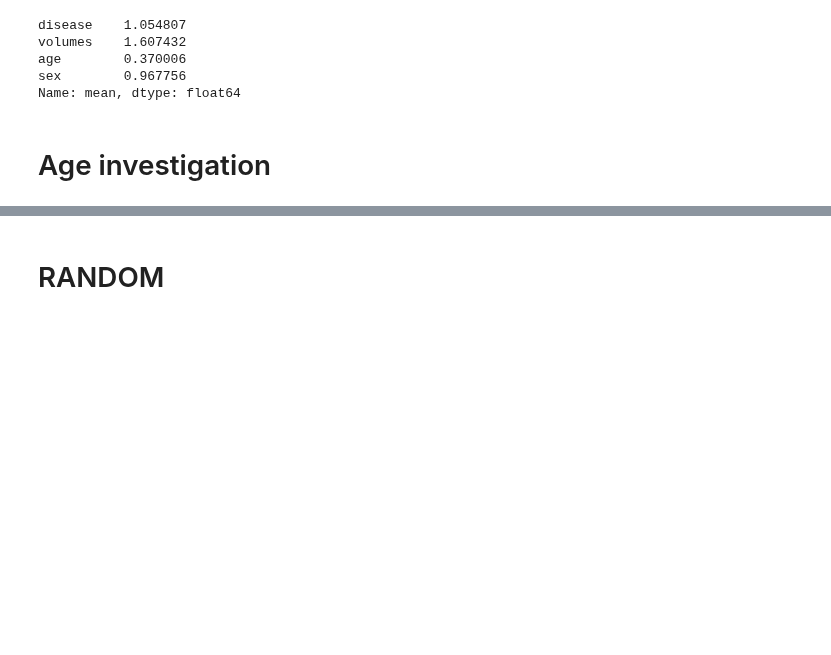
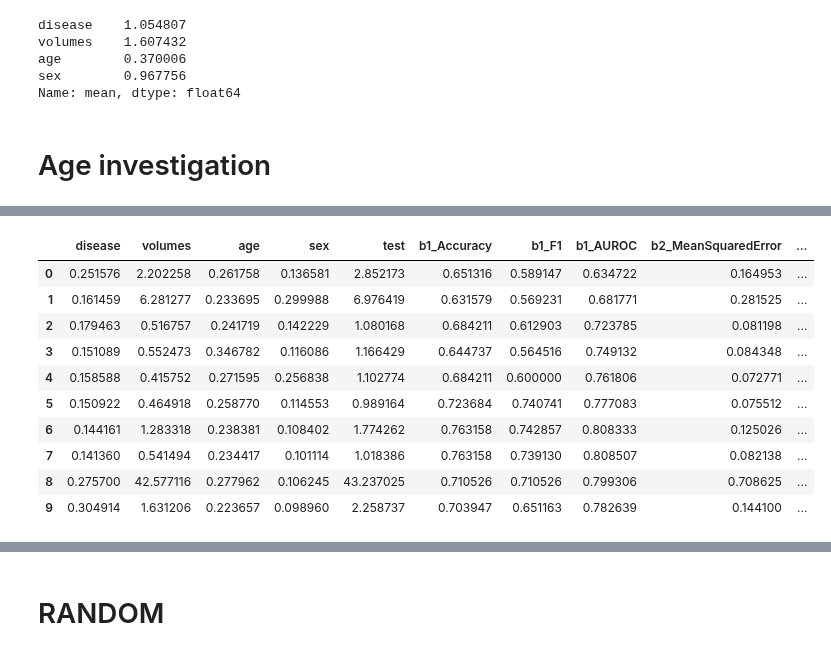
Before and after one commit to cosasha97/interpretability-dl-ndd, a Jupyter notebook: experiments.ipynb, the cells around one changed output, grey strips where cells are left out. Saved outputs shown, nothing was run; the diff lists cells and outputs as text; code cells hidden in the pictures; blank space fills up the shorter version.

Commit message:
t1-volume

```diff
--- a/experiments.ipynb
+++ b/experiments.ipynb
@@ -729,0 +751,16 @@ parameters.sort_values('model')
+# %%
+val = pd.read_csv('/network/lustre/dtlake01/aramis/users/sasha.collin/interpretability-dl-ndd/results/models/model_31/test_metrics.csv')
+# %%
+val
+# %% [output]
+|  | disease | volumes | age | sex | test | b1_Accuracy | b1_F1 | b1_AUROC | b2_MeanSquaredError | ... |
+| 0 | 0.251576 | 2.202258 | 0.261758 | 0.136581 | 2.852173 | 0.651316 | 0.589147 | 0.634722 | 0.164953 | ... |
+| 1 | 0.161459 | 6.281277 | 0.233695 | 0.299988 | 6.976419 | 0.631579 | 0.569231 | 0.681771 | 0.281525 | ... |
+| 2 | 0.179463 | 0.516757 | 0.241719 | 0.142229 | 1.080168 | 0.684211 | 0.612903 | 0.723785 | 0.081198 | ... |
+| 3 | 0.151089 | 0.552473 | 0.346782 | 0.116086 | 1.166429 | 0.644737 | 0.564516 | 0.749132 | 0.084348 | ... |
+| 4 | 0.158588 | 0.415752 | 0.271595 | 0.256838 | 1.102774 | 0.684211 | 0.600000 | 0.761806 | 0.072771 | ... |
+| 5 | 0.150922 | 0.464918 | 0.258770 | 0.114553 | 0.989164 | 0.723684 | 0.740741 | 0.777083 | 0.075512 | ... |
+| 6 | 0.144161 | 1.283318 | 0.238381 | 0.108402 | 1.774262 | 0.763158 | 0.742857 | 0.808333 | 0.125026 | ... |
+| 7 | 0.141360 | 0.541494 | 0.234417 | 0.101114 | 1.018386 | 0.763158 | 0.739130 | 0.808507 | 0.082138 | ... |
+| 8 | 0.275700 | 42.577116 | 0.277962 | 0.106245 | 43.237025 | 0.710526 | 0.710526 | 0.799306 | 0.708625 | ... |
+| 9 | 0.304914 | 1.631206 | 0.223657 | 0.098960 | 2.258737 | 0.703947 | 0.651163 | 0.782639 | 0.144100 | ... |
```
Also changed, not shown: parts of 15 cells of this notebook, 2 other files.
